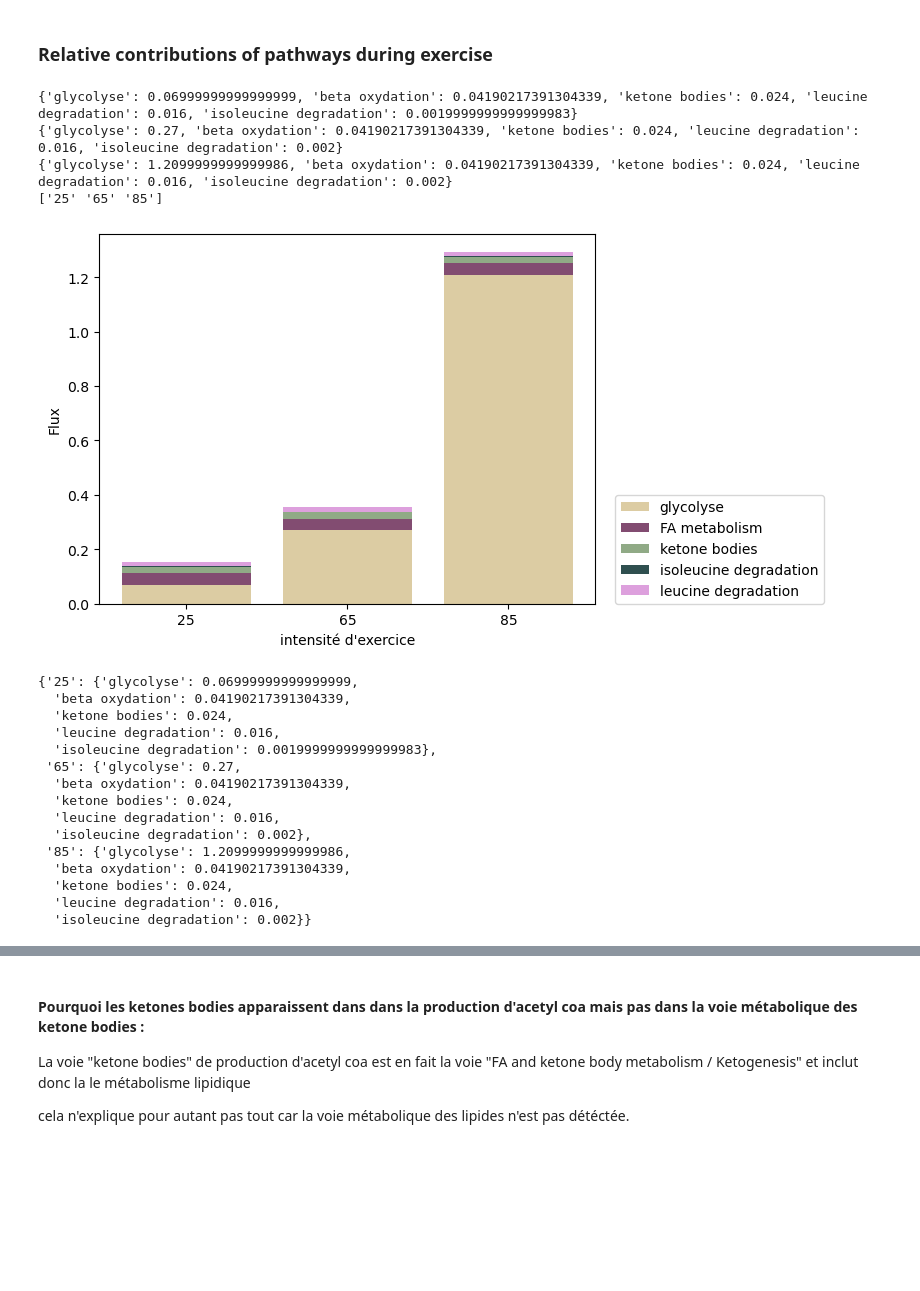
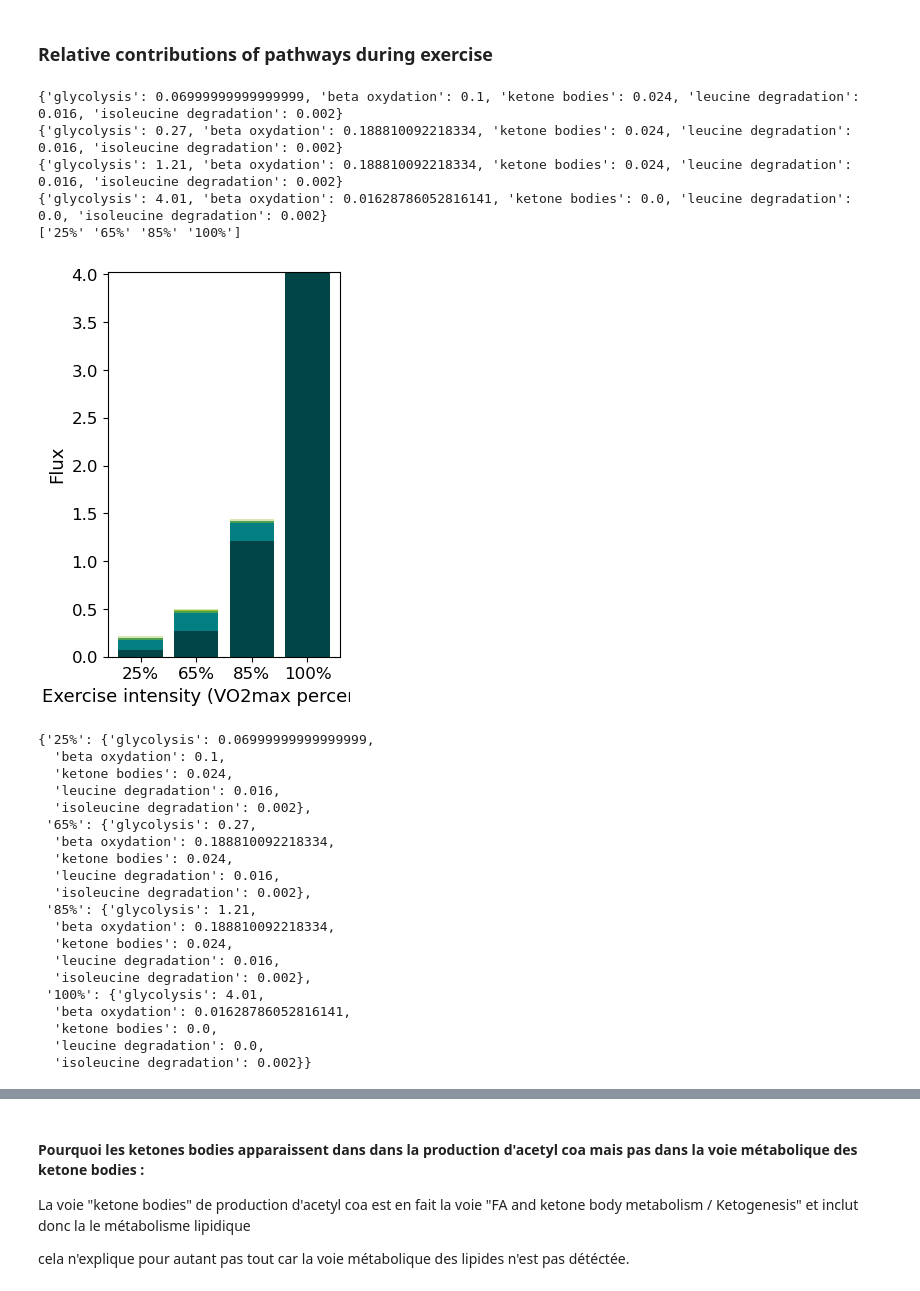
Before and after one commit to csiharath/Mitocore_Calpainopathy, a Jupyter notebook: exercice_metabolism.ipynb, the cells around one changed output, grey strips where cells are left out. Saved outputs shown, nothing was run; the diff lists cells and outputs as text; code cells hidden in the pictures; blank space fills up the shorter version.

```diff
--- a/exercice_metabolism.ipynb
+++ b/exercice_metabolism.ipynb
@@ -804,0 +832,5 @@ L_LACt2r
+# %%
+mitocore_mouse25_calpain=cobra.io.read_sbml_model("Models/Mitocore_mouse_calpain.xml")
+mitocore_mouse65_calpain=cobra.io.read_sbml_model("Models/Mitocore_mouse_calpain.xml")
+mitocore_mouse85_calpain=cobra.io.read_sbml_model("Models/Mitocore_mouse_calpain.xml")
+mitocore_mouse100bis_calpain=cobra.io.read_sbml_model("Models/Mitocore_mouse_calpain.xml")
@@ -805,15 +848,20 @@ L_LACt2r
 # %%
 O2_ub_25 = min(mitocore_mouse25_calpain.reactions.O2t.upper_bound, 3.7)
 GLC_ub_25 = min(mitocore_mouse25_calpain.reactions.GLCt1r.upper_bound, 0.03)
-FA_ub_25 = min(mitocore_mouse25_calpain.reactions.HDCAtr.upper_bound, 0.12)
+FA_ub_25 = min(mitocore_mouse25_calpain.reactions.HDCAtr.upper_bound, 0.1)
 ATP_ub_25 = min(mitocore_mouse25_calpain.reactions.OF_ATP_MitoCore.upper_bound, 14.6)
 
 O2_ub_65 = min(mitocore_mouse65_calpain.reactions.O2t.upper_bound, 7.9)
 GLC_ub_65 = min(mitocore_mouse65_calpain.reactions.GLCt1r.upper_bound, 0.13)
-FA_ub_65 = min(mitocore_mouse65_calpain.reactions.HDCAtr.upper_bound, 0.3)
+FA_ub_65 = min(mitocore_mouse65_calpain.reactions.HDCAtr.upper_bound, 0.27)
 ATP_ub_65 = min(mitocore_mouse65_calpain.reactions.OF_ATP_MitoCore.upper_bound, 36.52)
 
 O2_ub_85 = min(mitocore_mouse85_calpain.reactions.O2t.upper_bound, 11.1)
 GLC_ub_85 = min(mitocore_mouse85_calpain.reactions.GLCt1r.upper_bound, 0.6)
-FA_ub_85 = min(mitocore_mouse85_calpain.reactions.HDCAtr.upper_bound, 0.32)
+FA_ub_85 = min(mitocore_mouse85_calpain.reactions.HDCAtr.upper_bound, 0.3)
 ATP_ub_85 = min(mitocore_mouse85_calpain.reactions.OF_ATP_MitoCore.upper_bound, 54.8)
+
+O2_ub_100 = min(mitocore_mouse100bis_calpain.reactions.O2t.upper_bound, 14)
+GLC_ub_100 = 2
+FA_ub_100 = min(mitocore_mouse100bis_calpain.reactions.HDCAtr.upper_bound, 0.08)
+ATP_ub_100 = min(mitocore_mouse100bis_calpain.reactions.OF_ATP_MitoCore.upper_bound, 75)
@@ -823,0 +879,6 @@ O2_ub_25
+# %%
+mitocore_mouse25_calpain.reactions.LDH_L.upper_bound = solution25.to_frame().loc['LDH_L']['fluxes']
+mitocore_mouse65_calpain.reactions.LDH_L.upper_bound = solution65.to_frame().loc['LDH_L']['fluxes']
+mitocore_mouse85_calpain.reactions.LDH_L.upper_bound = solution85.to_frame().loc['LDH_L']['fluxes']
+mitocore_mouse100bis_calpain.reactions.LDH_L.upper_bound = solution100.to_frame().loc['LDH_L']['fluxes'] * 2.83
+# mitocore_mouse100bis_calpain.reactions.FBA.lower_bound = solution100.to_frame().loc['FBA']['fluxes'] * 1.33
@@ -824,14 +894,18 @@ O2_ub_25
 # %%
 if VO2max_25:
     output25_calpain=Utils_Cobrapy.define_boundary_and_run_model(model=mitocore_mouse25_calpain,O2_upper_bound=O2_ub_25,glucose_upper_bound=GLC_ub_25,
-        FA_upper_bound=FA_ub_25,hydroxybutyrate_upper_bound=0.048,Acetoacetate_upper_bound=0.114, atp_value=ATP_ub_25)
+        FA_upper_bound=FA_ub_25,hydroxybutyrate_upper_bound=0.048,Acetoacetate_upper_bound=0.114, atp_value=ATP_ub_25, FVA=True)
 
 if VO2max_65:
     # mitocore_mouse.reactions.r0732.bounds = (0.75,1000)
     output65_calpain=Utils_Cobrapy.define_boundary_and_run_model(model=mitocore_mouse65_calpain,O2_upper_bound=O2_ub_65,glucose_upper_bound=GLC_ub_65,
-        FA_upper_bound=FA_ub_65,hydroxybutyrate_upper_bound=0.048,Acetoacetate_upper_bound=0.114, atp_value=ATP_ub_65)
+        FA_upper_bound=FA_ub_65,hydroxybutyrate_upper_bound=0.048,Acetoacetate_upper_bound=0.114, atp_value=ATP_ub_65, FVA=True)
 
 if VO2max_85:
     # mitocore_mouse.reactions.r0732.bounds = (1,1000)
     output85_calpain=Utils_Cobrapy.define_boundary_and_run_model(model=mitocore_mouse85_calpain,O2_upper_bound=O2_ub_85,glucose_upper_bound=GLC_ub_85,
-        FA_upper_bound=FA_ub_85,hydroxybutyrate_upper_bound=0.048,Acetoacetate_upper_bound=0.114, atp_value=ATP_ub_85)
+        FA_upper_bound=FA_ub_85,hydroxybutyrate_upper_bound=0.048,Acetoacetate_upper_bound=0.114, atp_value=ATP_ub_85, FVA=True)
+
+if VO2max_100:
+    output100_calpain=Utils_Cobrapy.define_boundary_and_run_model(model=mitocore_mouse100bis_calpain,O2_upper_bound=O2_ub_100,glucose_upper_bound=GLC_ub_100,
+        FA_upper_bound=FA_ub_100,hydroxybutyrate_upper_bound=0.048,Acetoacetate_upper_bound=0.114, atp_value=ATP_ub_100, FVA=True)
@@ -969,28 +1231,35 @@ display_treemap(dt85_calpain, 'calpain 85')
 # dict_results_calpain_voie_metabolique["85"]=solution_85_calpainopathy[1]
 # Utils_Cobrapy.plot_voie_metabolique_ou_accoa(dict_results_calpain_voie_metabolique,"plot_mouse_calpain_voie_metabolique.png")
 # %%
-dict_results_calpain_voie_metabolique["25"]=output25_calpain[1]
-dict_results_calpain_voie_metabolique["65"]=output65_calpain[1]
-dict_results_calpain_voie_metabolique["85"]=output85_calpain[1]
-Utils_Cobrapy.plot_voie_metabolique_ou_accoa(dict_results_calpain_voie_metabolique,"plot_mouse_calpain_voie_metabolique.png")
+dict_results_calpain_voie_metabolique["25%"]=output25_calpain[1]
+dict_results_calpain_voie_metabolique["65%"]=output65_calpain[1]
+dict_results_calpain_voie_metabolique["85%"]=output85_calpain[1]
+dict_results_calpain_voie_metabolique["100%"]=output100_calpain[1]
+Utils_Cobrapy.plot_voie_metabolique_ou_accoa(dict_results_calpain_voie_metabolique,"plot_mouse_calpain_voie_metabolique_add.png")
 # %% [output]
-{'glycolyse': 0.06999999999999999, 'beta oxydation': 0.04190217391304339, 'ketone bodies': 0.024, 'leucine degradation': 0.016, 'isoleucine degradation': 0.0019999999999999983}
-{'glycolyse': 0.27, 'beta oxydation': 0.04190217391304339, 'ketone bodies': 0.024, 'leucine degradation': 0.016, 'isoleucine degradation': 0.002}
-{'glycolyse': 1.2099999999999986, 'beta oxydation': 0.04190217391304339, 'ketone bodies': 0.024, 'leucine degradation': 0.016, 'isoleucine degradation': 0.002}
-['25' '65' '85']
+{'glycolysis': 0.06999999999999999, 'beta oxydation': 0.1, 'ketone bodies': 0.024, 'leucine degradation': 0.016, 'isoleucine degradation': 0.002}
+{'glycolysis': 0.27, 'beta oxydation': 0.188810092218334, 'ketone bodies': 0.024, 'leucine degradation': 0.016, 'isoleucine degradation': 0.002}
+{'glycolysis': 1.21, 'beta oxydation': 0.188810092218334, 'ketone bodies': 0.024, 'leucine degradation': 0.016, 'isoleucine degradation': 0.002}
+{'glycolysis': 4.01, 'beta oxydation': 0.01628786052816141, 'ketone bodies': 0.0, 'leucine degradation': 0.0, 'isoleucine degradation': 0.002}
+['25%' '65%' '85%' '100%']
-[figure, old version]
+[figure, new version]
-{'25': {'glycolyse': 0.06999999999999999,
-  'beta oxydation': 0.04190217391304339,
-  'ketone bodies': 0.024,
-  'leucine degradation': 0.016,
-  'isoleucine degradation': 0.0019999999999999983},
- '65': {'glycolyse': 0.27,
-  'beta oxydation': 0.04190217391304339,
+{'25%': {'glycolysis': 0.06999999999999999,
+  'beta oxydation': 0.1,
   'ketone bodies': 0.024,
   'leucine degradation': 0.016,
   'isoleucine degradation': 0.002},
- '85': {'glycolyse': 1.2099999999999986,
-  'beta oxydation': 0.04190217391304339,
+ '65%': {'glycolysis': 0.27,
+  'beta oxydation': 0.188810092218334,
   'ketone bodies': 0.024,
   'leucine degradation': 0.016,
+  'isoleucine degradation': 0.002},
+ '85%': {'glycolysis': 1.21,
+  'beta oxydation': 0.188810092218334,
+  'ketone bodies': 0.024,
+  'leucine degradation': 0.016,
+  'isoleucine degradation': 0.002},
+ '100%': {'glycolysis': 4.01,
+  'beta oxydation': 0.01628786052816141,
+  'ketone bodies': 0.0,
+  'leucine degradation': 0.0,
   'isoleucine degradation': 0.002}}
```
Also changed, not shown: parts of 160 cells of this notebook, 1 other file.
